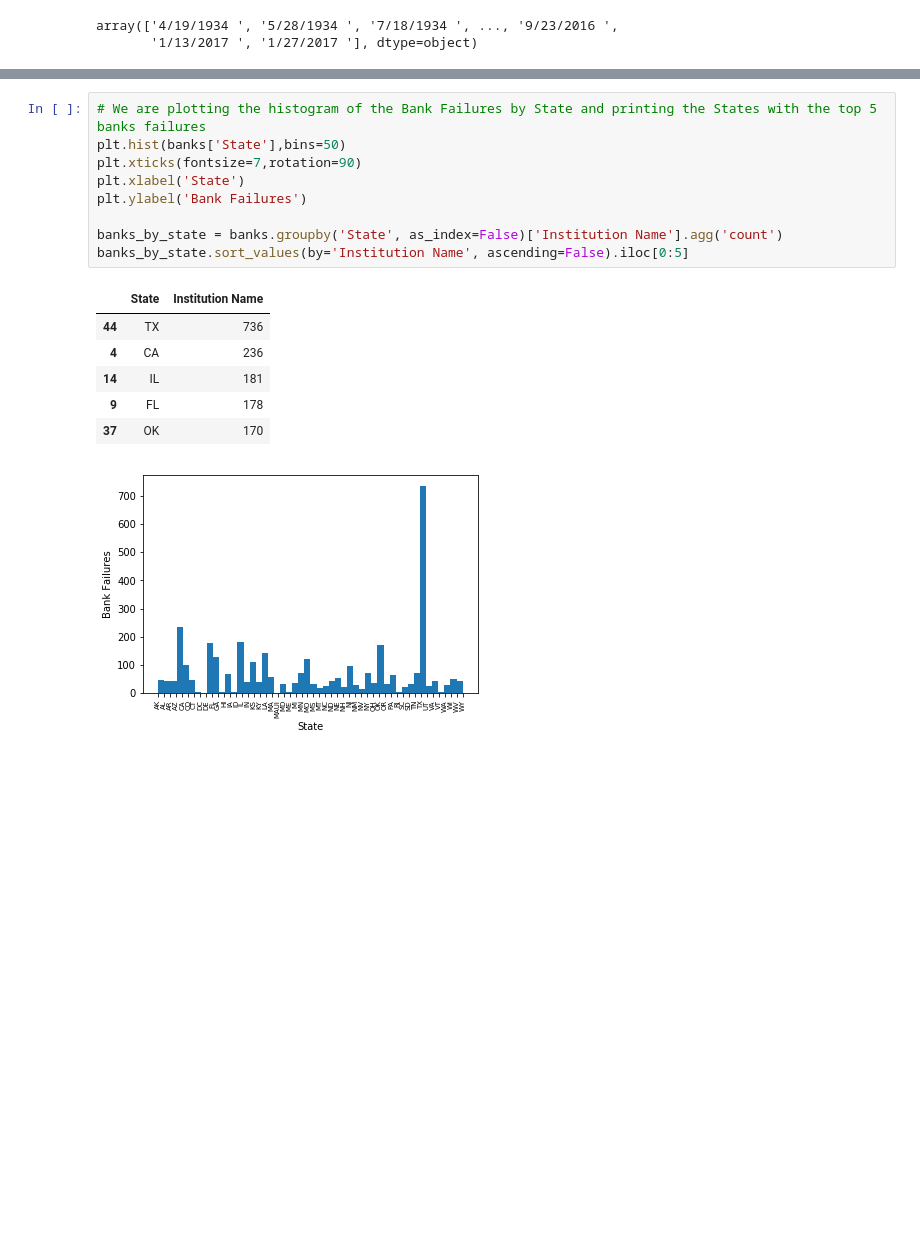
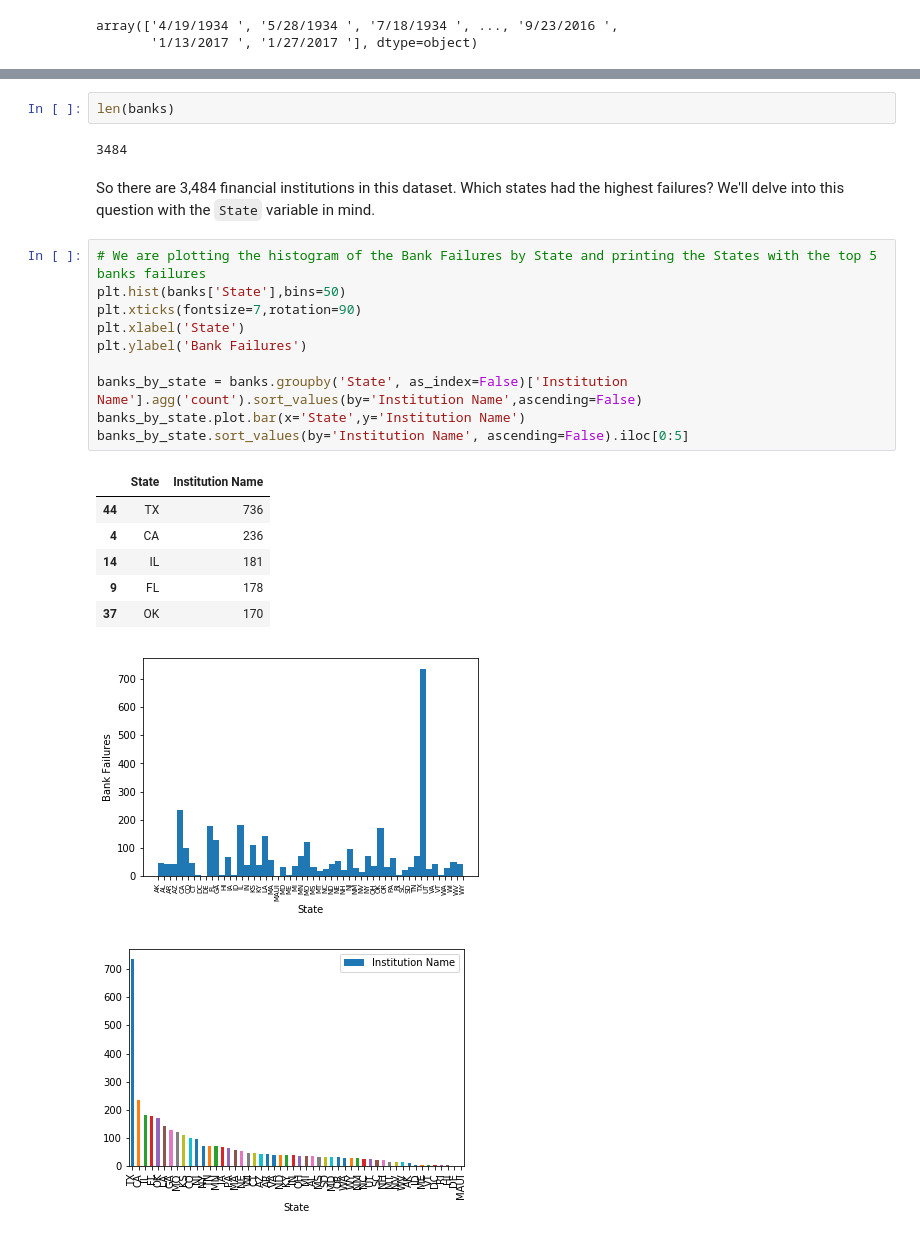
Before and after one commit to bar10009/Thinkful-Capstone-, a Jupyter notebook: Capstone Project 2018.ipynb, the cells around one changed output, grey strips where cells are left out. Drawn from its saved outputs; the diff is of its cells as text; blank space fills up the shorter version.

```diff
--- a/Capstone Project 2018.ipynb
+++ b/Capstone Project 2018.ipynb
@@ -331,17 +341,25 @@ banks.groupby('Institution Type').agg('count')
+# %%
+len(banks)
+# %% [output]
+3484
+# %% [markdown]
+So there are 3,484 financial institutions in this dataset. Which states had the highest failures? We'll delve into this question with the `State` variable in mind.
 # %%
 # We are plotting the histogram of the Bank Failures by State and printing the States with the top 5 banks failures
 plt.hist(banks['State'],bins=50)
 plt.xticks(fontsize=7,rotation=90)
 plt.xlabel('State')
 plt.ylabel('Bank Failures')
 
-banks_by_state = banks.groupby('State', as_index=False)['Institution Name'].agg('count')
+banks_by_state = banks.groupby('State', as_index=False)['Institution Name'].agg('count').sort_values(by='Institution Name',ascending=False)
+banks_by_state.plot.bar(x='State',y='Institution Name')
 banks_by_state.sort_values(by='Institution Name', ascending=False).iloc[0:5]
 # %% [output]
 |  | State | Institution Name |
 | 44 | TX | 736 |
 | 4 | CA | 236 |
 | 14 | IL | 181 |
 | 9 | FL | 178 |
 | 37 | OK | 170 |
 [figure]
+[figure, added]
```
Also changed, not shown: parts of 14 cells of this notebook.
